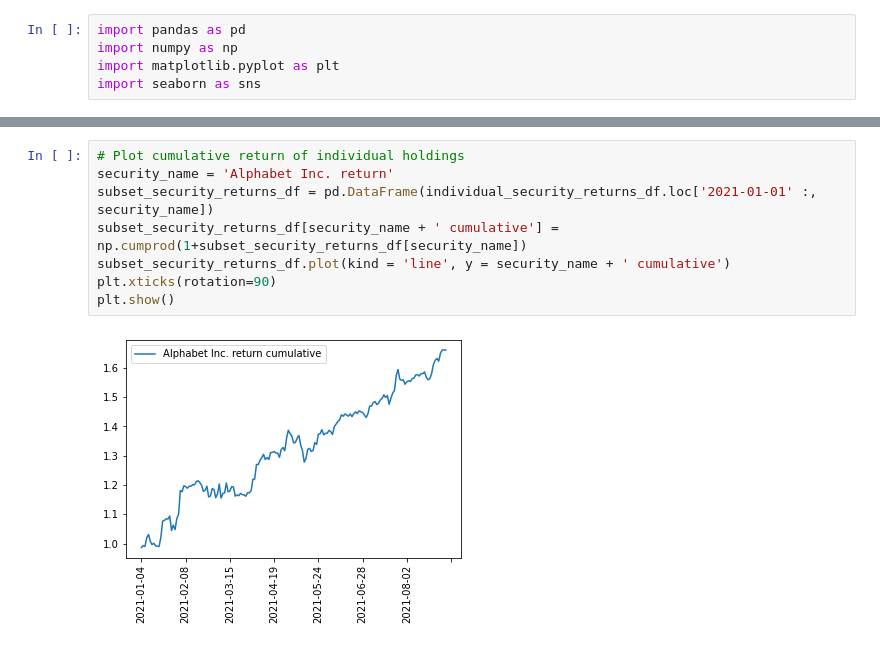
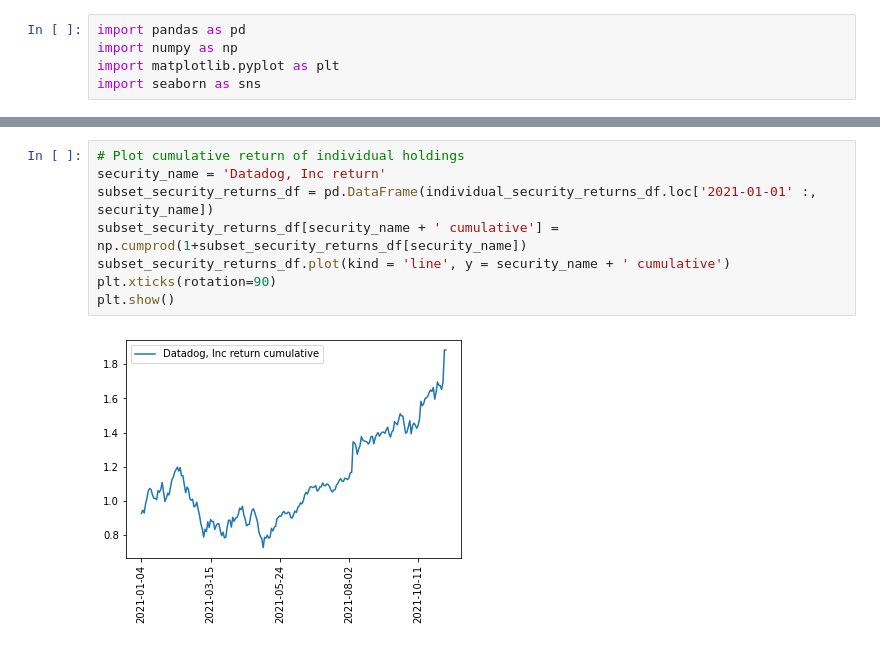
Before and after one commit to dhirlea/Portfolio-Optimizer, a Jupyter notebook: Statistical_Analysis_of_Returns.ipynb, the cells around one changed output, grey strips where cells are left out. Drawn from its saved outputs; the diff is of its cells as text.

```diff
--- a/Statistical_Analysis_of_Returns.ipynb
+++ b/Statistical_Analysis_of_Returns.ipynb
@@ -26,14 +27,14 @@ Index(['S&P 500 return', 'iShares Global Tech ETF return',
       dtype='object')
 # %%
 # Plot cumulative return of individual holdings
-security_name = 'Alphabet Inc. return'
+security_name = 'Datadog, Inc return'
 subset_security_returns_df = pd.DataFrame(individual_security_returns_df.loc['2021-01-01' :, security_name])
 subset_security_returns_df[security_name + ' cumulative'] = np.cumprod(1+subset_security_returns_df[security_name])
 subset_security_returns_df.plot(kind = 'line', y = security_name + ' cumulative')
 plt.xticks(rotation=90)
 plt.show()
 # %% [output]
-[figure, old version]
+[figure, new version]
 # %%
 sns.distplot(backtested_strategy_returns_df['Backtested strategy'], bins=int(np.sqrt(backtested_strategy_returns_df.shape[0])))
 plt.show()
```
Also changed, not shown: parts of 4 cells of this notebook, 3 other files.
